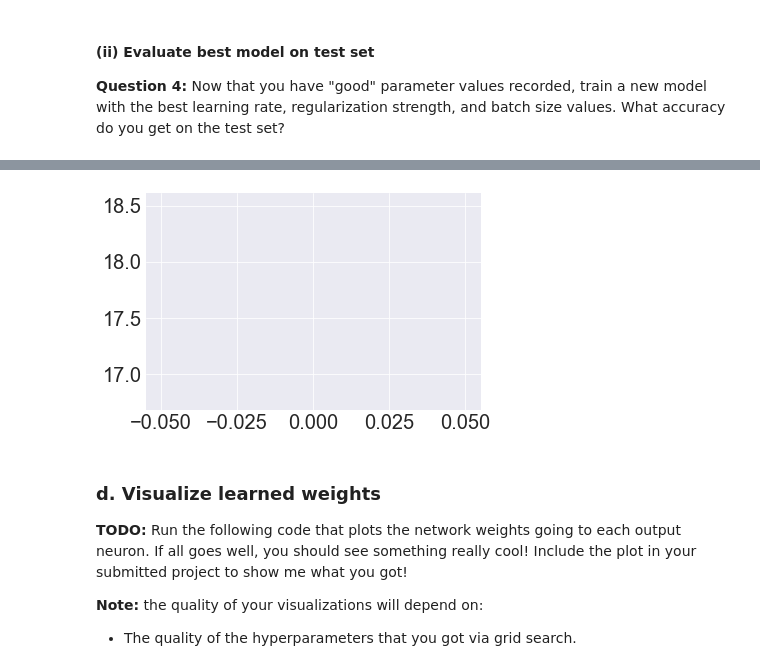
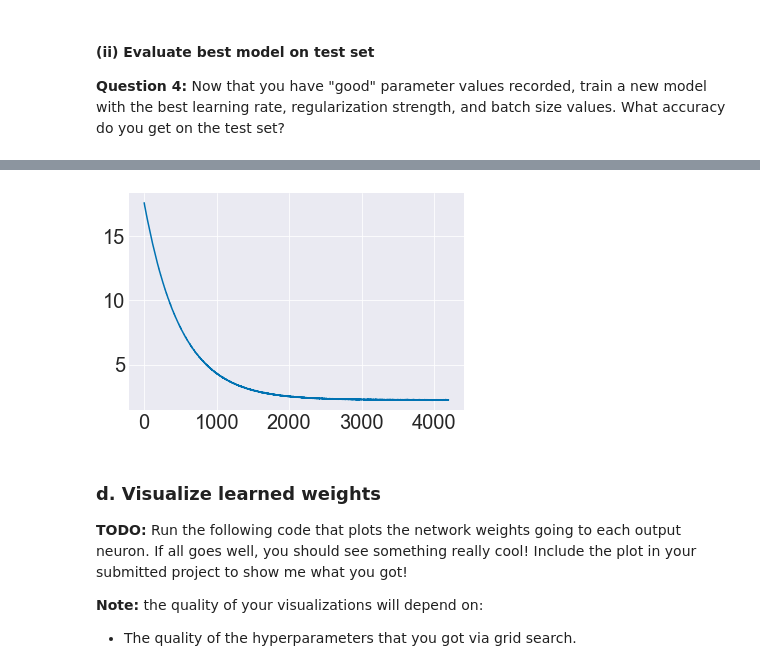
Before and after one commit to ejseal21/NeuralNetworks, a Jupyter notebook: project2/softmax_layer.ipynb, the cells around one changed output, grey strips where cells are left out. Drawn from its saved outputs; the diff is of its cells as text; code cells hidden in the pictures.

```diff
--- a/project2/softmax_layer.ipynb
+++ b/project2/softmax_layer.ipynb
@@ -443,13 +443,12 @@ best_batch = 250
 # %%
 bestNet = SingleLayerNetSoftmax()
 best_loss = bestNet.fit(x_train, y_train,
-            lr=best_lr, reg=best_reg, mini_batch_sz=best_batch, n_epochs=300, verbose=2)[0]
+            lr=best_lr, reg=best_reg, mini_batch_sz=best_batch, n_epochs=300, verbose=2)
 y_test_pred = bestNet.predict(x_test)
 print('y_test_pred',y_test_pred.shape, y_test_pred.sum())
 test_acc = bestNet.accuracy(y_test, y_test_pred)
 
 print(f'Test accuracy {test_acc}')
-
 plt.plot(best_loss)
 plt.show()
 # %% [output]
@@ -473,4 +472,4 @@ Test accuracy -8.02
-[figure, old version]
+[figure, new version]
 # %% [markdown]
 ### d. Visualize learned weights
 
```
Also changed, not shown: parts of 3 cells of this notebook, 1 other file.
